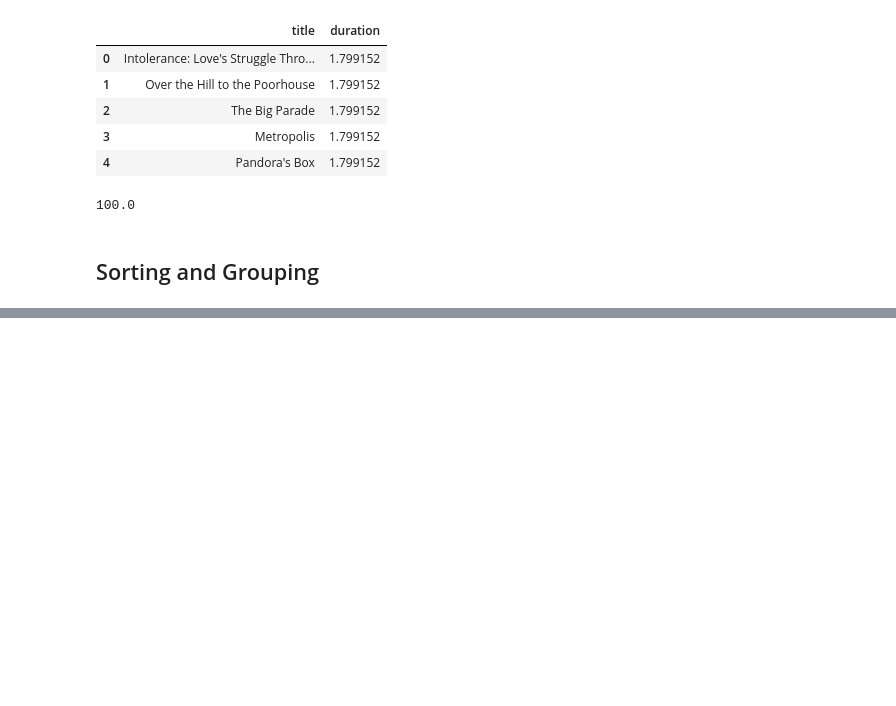
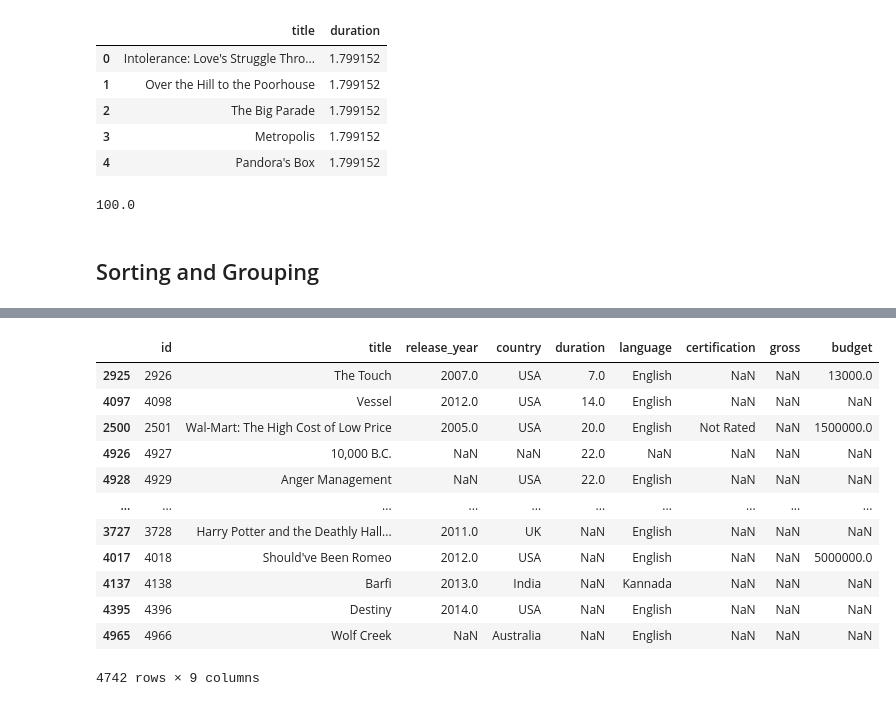
Before and after one commit to ishtiakrongon/Learning-Python, a Jupyter notebook: Basic Data Exploration with Pandas.ipynb, the cells around one changed output, grey strips where cells are left out. Cells and saved outputs as stored; diff of their text form; code cells hidden in the pictures; blank space fills up the shorter version.

```diff
--- a/Basic Data Exploration with Pandas.ipynb
+++ b/Basic Data Exploration with Pandas.ipynb
@@ -546,0 +547,19 @@ var_title_released_year
+# %%
+#  Get all details for all films except those released in 2015 and order them by duration
+
+except_2015 = films["release_year"] != 2015
+films[except_2015].sort_values("duration")
+# %% [output]
+|  | id | title | release_year | country | duration | language | certification | gross | budget |
+| 2925 | 2926 | The Touch | 2007.0 | USA | 7.0 | English | NaN | NaN | 13000.0 |
+| 4097 | 4098 | Vessel | 2012.0 | USA | 14.0 | English | NaN | NaN | NaN |
+| 2500 | 2501 | Wal-Mart: The High Cost of Low Price | 2005.0 | USA | 20.0 | English | Not Rated | NaN | 1500000.0 |
+| 4926 | 4927 | 10,000 B.C. | NaN | NaN | 22.0 | NaN | NaN | NaN | NaN |
+| 4928 | 4929 | Anger Management | NaN | USA | 22.0 | English | NaN | NaN | NaN |
+| ... | ... | ... | ... | ... | ... | ... | ... | ... | ... |
+| 3727 | 3728 | Harry Potter and the Deathly Hall... | 2011.0 | UK | NaN | English | NaN | NaN | NaN |
+| 4017 | 4018 | Should've Been Romeo | 2012.0 | USA | NaN | English | NaN | NaN | 5000000.0 |
+| 4137 | 4138 | Barfi | 2013.0 | India | NaN | Kannada | NaN | NaN | NaN |
+| 4395 | 4396 | Destiny | 2014.0 | USA | NaN | English | NaN | NaN | NaN |
+| 4965 | 4966 | Wolf Creek | NaN | Australia | NaN | English | NaN | NaN | NaN |
+4742 rows × 9 columns
```
Also changed, not shown: parts of 11 cells of this notebook.
